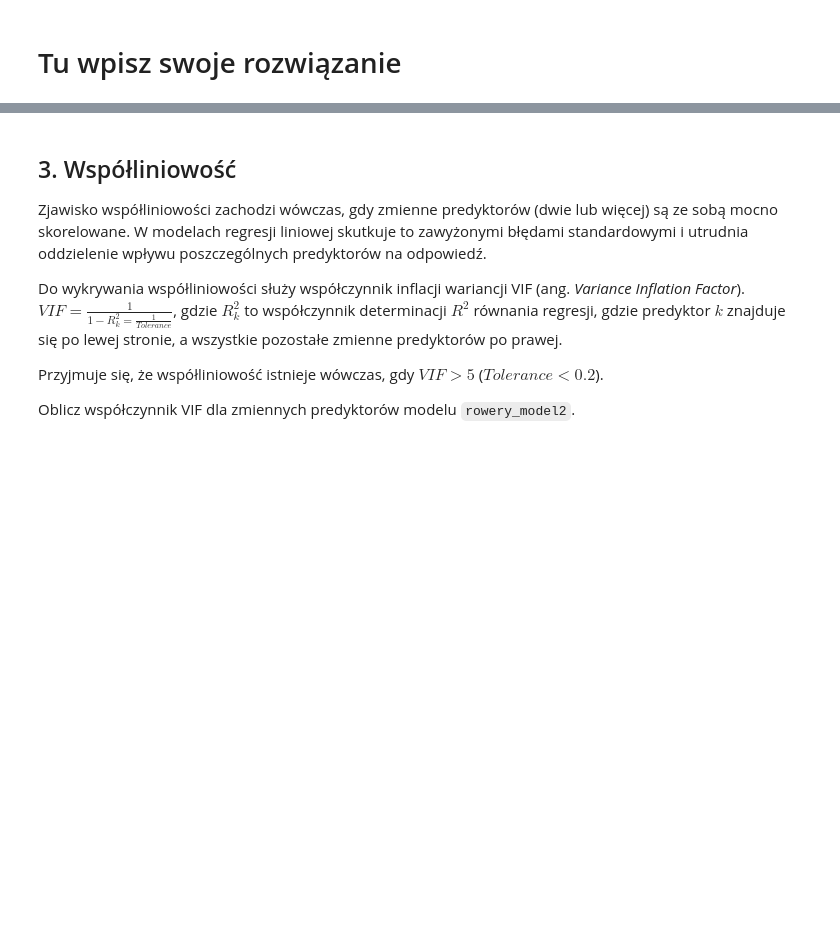
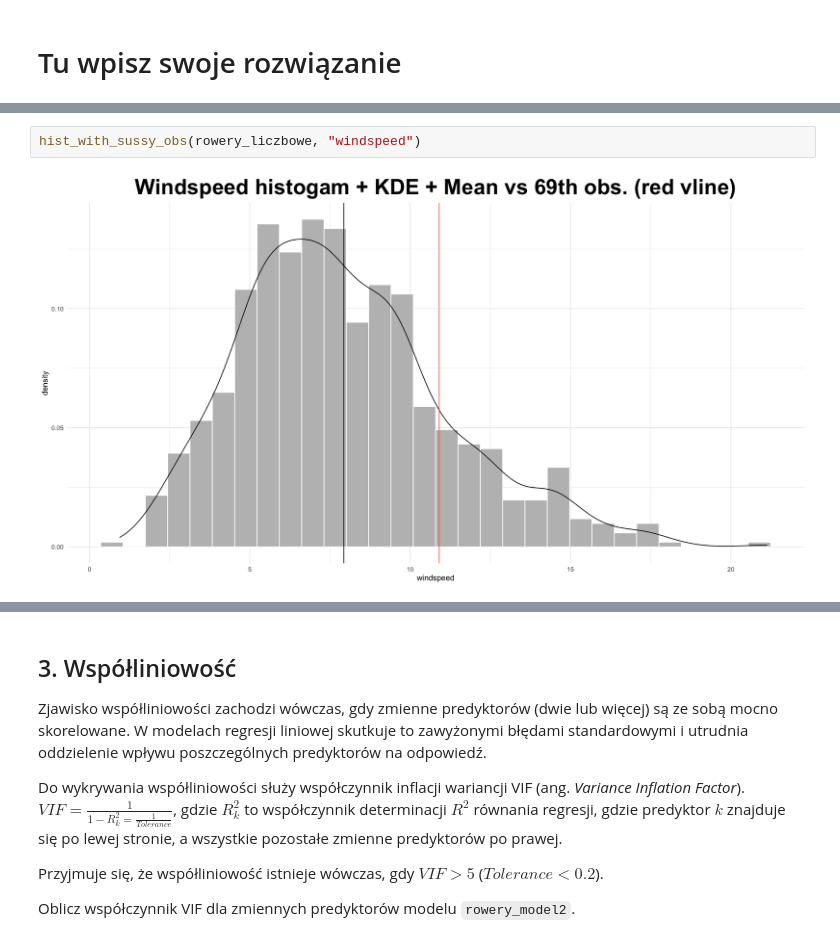
Before and after one commit to stawarzkrzysztof/uczenie_maszynowe_ifs2024, a Jupyter notebook: 21_10_2024/03-UM2024_regresja-ocena_modelu.ipynb, the cells around one changed output, grey strips where cells are left out. Cells and saved outputs as stored; diff of their text form; blank space fills up the shorter version.

```diff
--- a/21_10_2024/03-UM2024_regresja-ocena_modelu.ipynb
+++ b/21_10_2024/03-UM2024_regresja-ocena_modelu.ipynb
@@ -470,0 +528,4 @@ arrange(cooks_outliers, desc(cooks_distance))
+# %%
+hist_with_sussy_obs(rowery_liczbowe, "windspeed")
+# %% [output]
+[figure, added]
```
Also changed, not shown: parts of 16 cells of this notebook.
